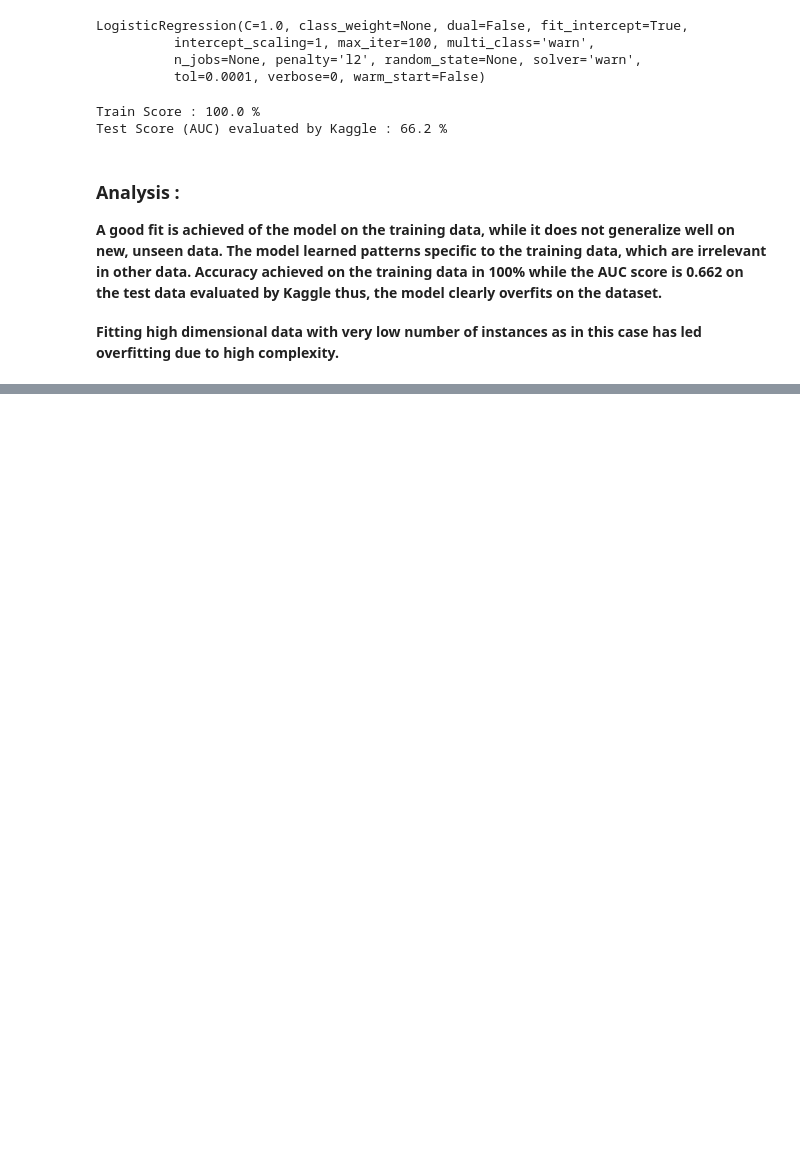
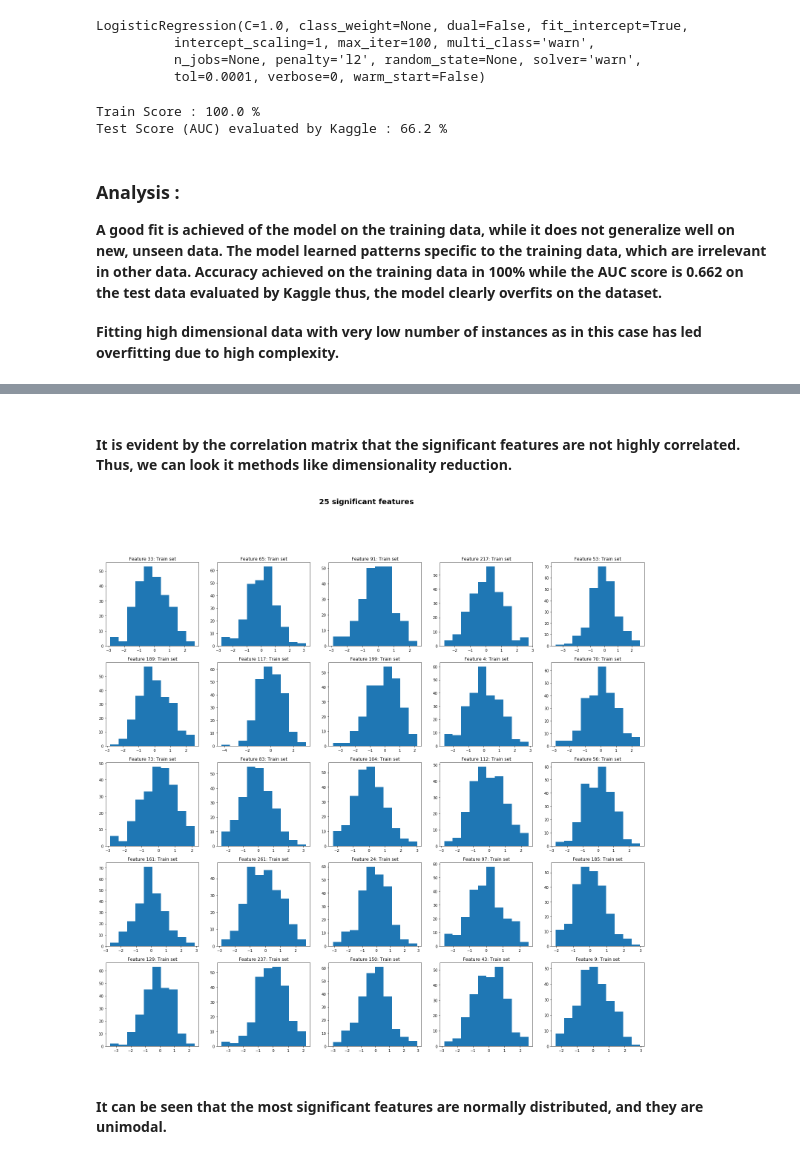
Before and after one commit to Hardik-G/Dont-OverFit, a Jupyter notebook: Exploratory Data Analysis.ipynb, the cells around one changed output, grey strips where cells are left out. Saved outputs shown, nothing was run; the diff lists cells and outputs as text; code cells hidden in the pictures; blank space fills up the shorter version.

```diff
--- a/Exploratory Data Analysis.ipynb
+++ b/Exploratory Data Analysis.ipynb
@@ -142,0 +238,20 @@ Test Score (AUC) evaluated by Kaggle : 66.2 %
+# %% [markdown]
+<h4>It is evident by the correlation matrix that the significant features are not highly correlated. Thus, we can look it methods like dimensionality reduction.</h4>
+# %%
+# Histogram plot of 25 significant features
+train_plt = train[feat_list]
+plt.figure(figsize=(26, 24))
+#Adding title
+plt.suptitle("25 significant features",fontsize=20, fontweight="bold")
+#Plotting the histograms for the significant features.
+for i, col in enumerate(list(train_plt.columns)):
+    #Grid of 5x5
+    plt.subplot(5, 5, i + 1)
+    #Plot hist
+    plt.hist(train_plt[col])
+    #Add title
+    plt.title('Feature {}: Train set'.format(col))
+# %% [output]
+[figure, added]
+# %% [markdown]
+<h4>It can be seen that the most significant features are normally distributed, and they are unimodal.</h4>
```
Also changed, not shown: parts of 6 cells of this notebook.
